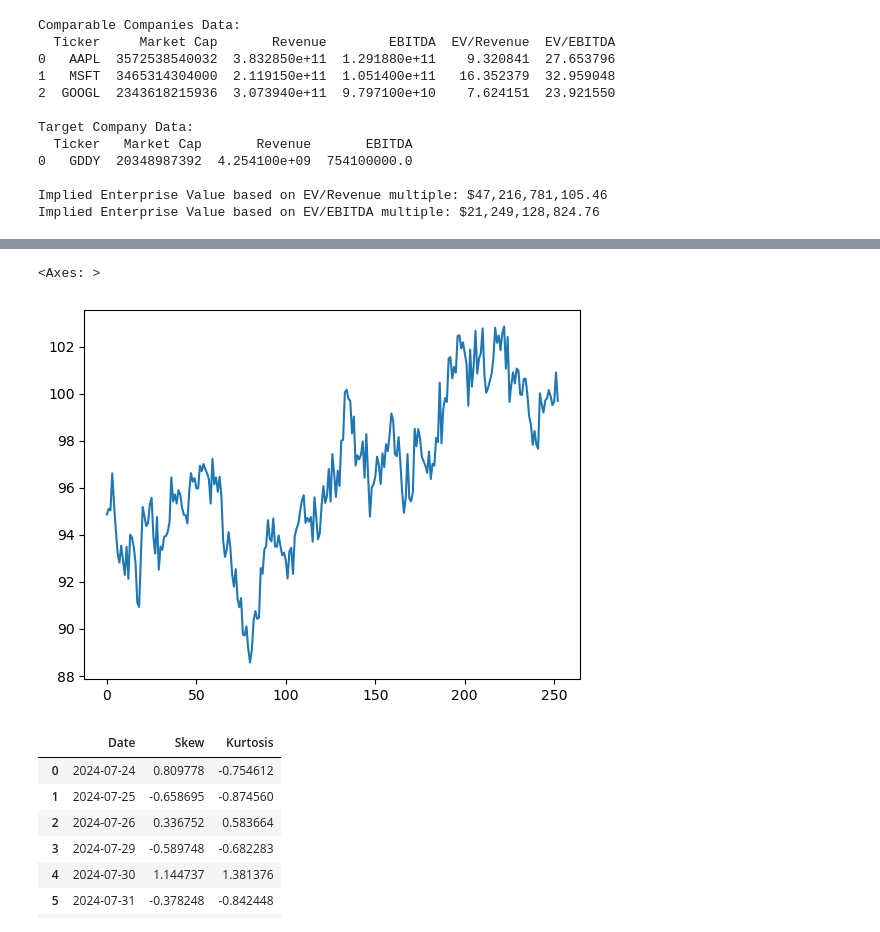
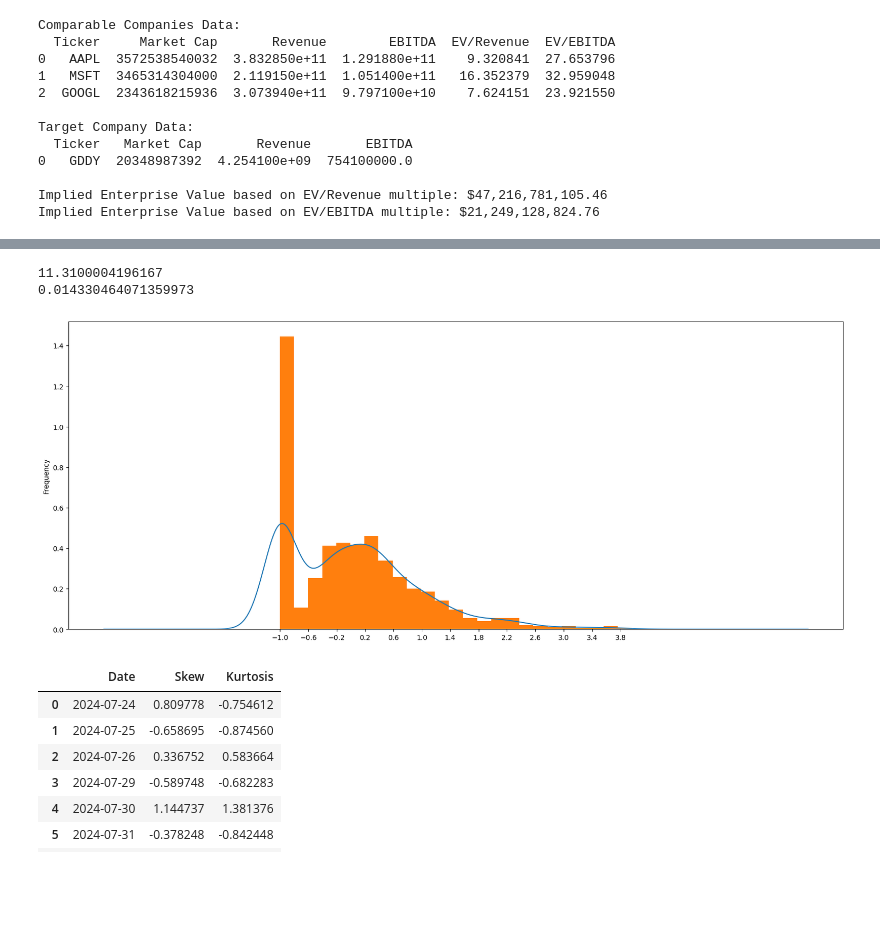
Before and after one commit to ab123-bruh/fund_temp, a Jupyter notebook: mvtest.ipynb, the cells around one changed output, grey strips where cells are left out. Cells and saved outputs as stored; diff of their text form; code cells hidden in the pictures; blank space fills up the shorter version.

```diff
--- a/mvtest.ipynb
+++ b/mvtest.ipynb
@@ -570,10 +570,10 @@ import yfinance as yf
 import numpy as np
 import pandas as pd
 
-df = yf.download('SBUX', start='2020-01-01', progress=False)
+df = yf.download('PFLT', start='2020-01-01', progress=False)
 num_days = 252
 
-num_simulations = 10000
+num_simulations = 1000
 simulation = np.zeros((num_days+1, num_simulations))
 
 start = df["Adj Close"].values.tolist()[-1]
@@ -618,20 +607,19 @@ AttributeError: 'PortfolioAnalytics' object has no attribute 'portfolio'
 # %%
-# fig, ax = plt.subplots()
+fig, ax = plt.subplots()
 
-# ret = (simulation.iloc[252]/start) - 1
+ret = (simulation.iloc[252]/start) - 1
 
-# print(start)
-# print(ret.var())
+print(start)
+print(ret.mean())
 
-# ret.plot(kind="kde",figsize=(20,8))
-# ret.plot(kind="hist",bins=25,density=True)
-# plt.xticks(np.arange(-1,max(ret),step=.4))
-# plt.show()
-
-simulation[int(np.random.uniform(0,9999))].plot()
+ret.plot(kind="kde",figsize=(20,8))
+ret.plot(kind="hist",bins=25,density=True)
+plt.xticks(np.arange(-1,max(ret),step=.4))
+plt.show()
 # %% [output]
-<Axes: >
+11.3100004196167
+0.014330464071359973
-[figure, old version]
+[figure, new version]
 # %%
 import yfinance as yf
 import datetime as dt
```
Also changed, not shown: parts of 5 cells of this notebook, 1 other file.
